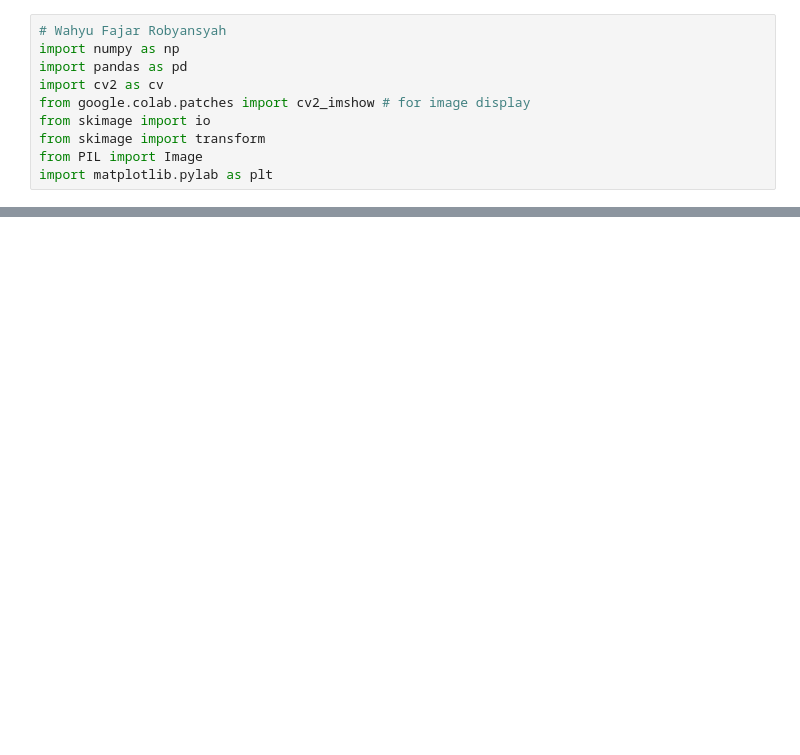
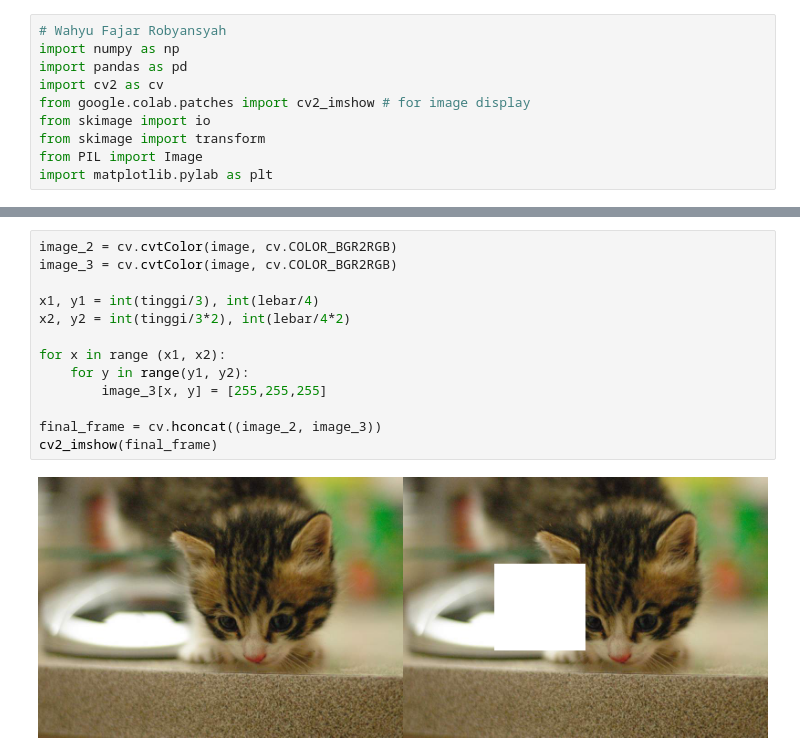
Before and after one commit to wahyufajar879/PCVK_Genap_2023, a Jupyter notebook: Week1.ipynb, the cells around one changed output, grey strips where cells are left out. Cells and saved outputs as stored; diff of their text form; blank space fills up the shorter version.

```diff
--- a/Week1.ipynb
+++ b/Week1.ipynb
@@ -83,0 +96,15 @@ cv2_imshow(final_frame)
+# %%
+image_2 = cv.cvtColor(image, cv.COLOR_BGR2RGB)
+image_3 = cv.cvtColor(image, cv.COLOR_BGR2RGB)
+
+x1, y1 = int(tinggi/3), int(lebar/4)
+x2, y2 = int(tinggi/3*2), int(lebar/4*2)
+
+for x in range (x1, x2):
+    for y in range(y1, y2):
+        image_3[x, y] = [255,255,255]
+
+final_frame = cv.hconcat((image_2, image_3))
+cv2_imshow(final_frame)
+# %% [output]
+[figure, added]
```
Also changed, not shown: parts of 6 cells of this notebook.
